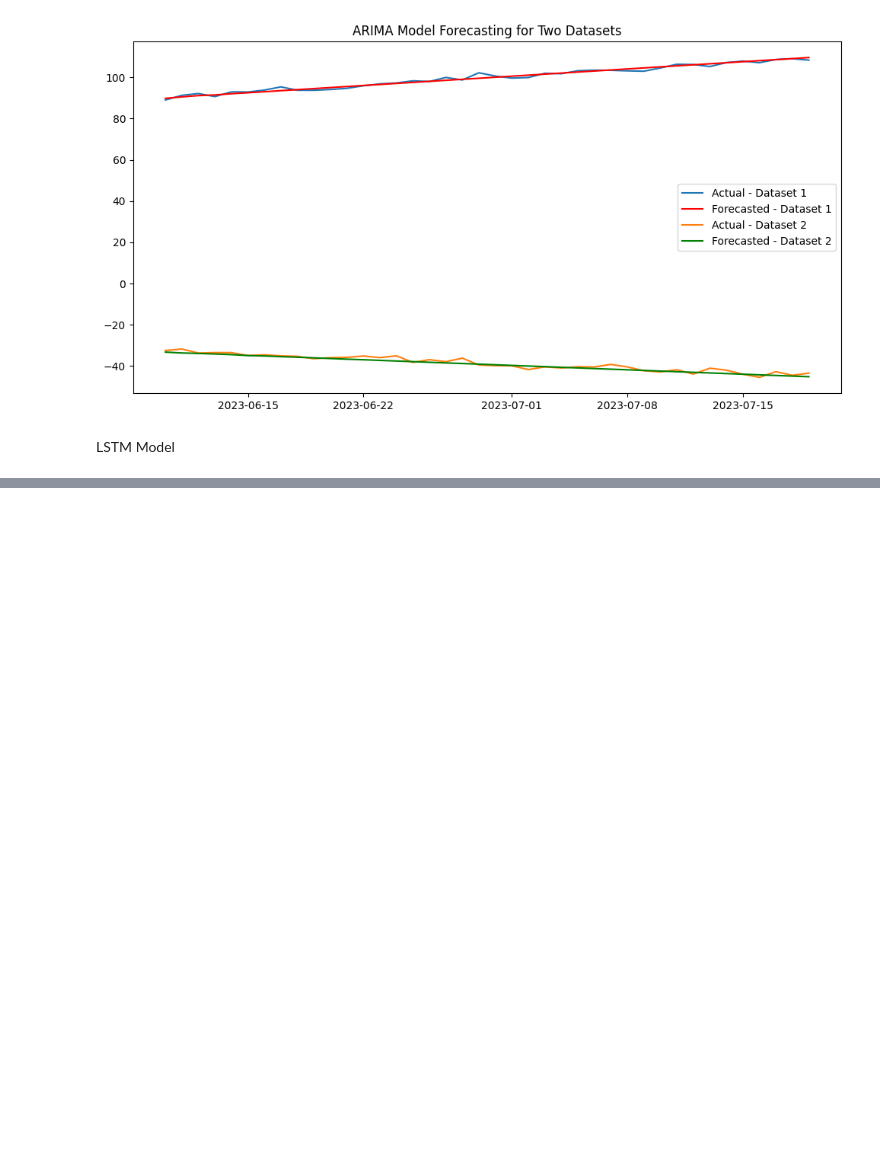
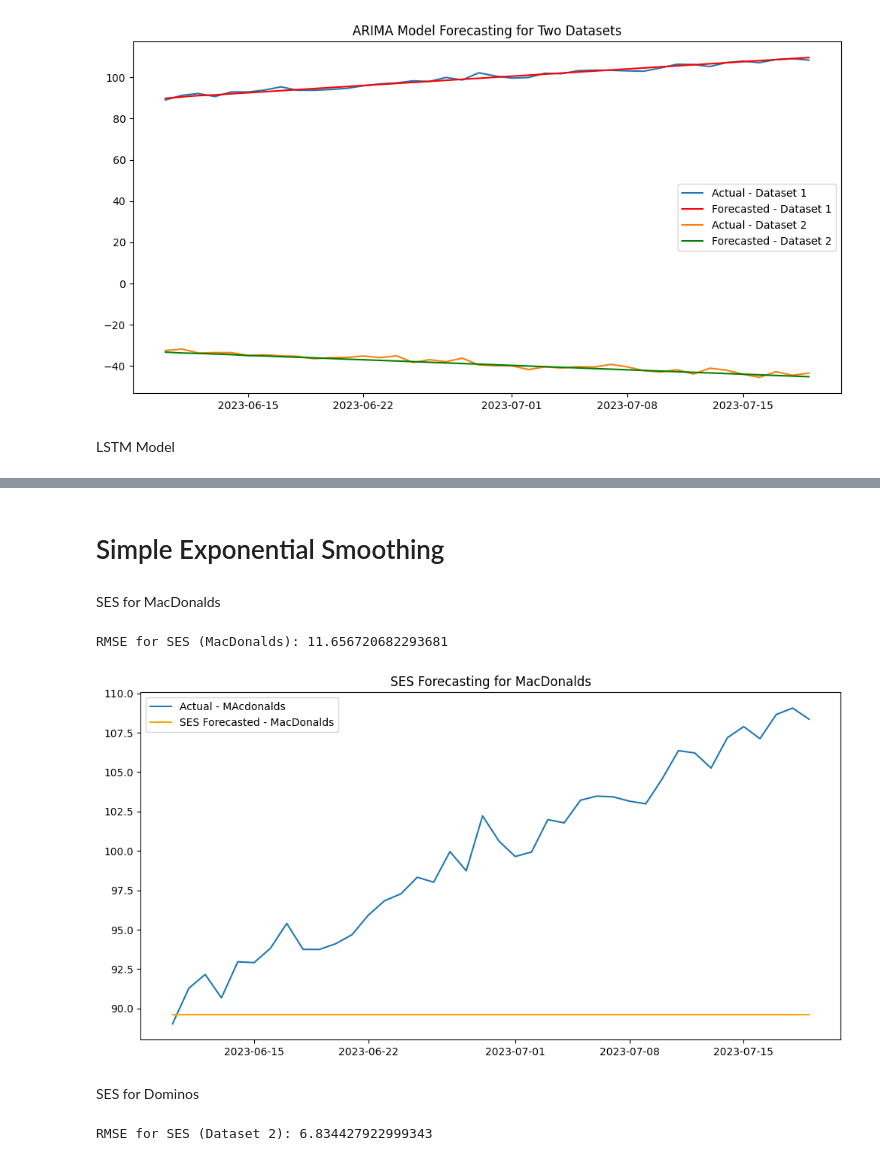
Before and after one commit to 21-ri/pro, a Jupyter notebook: Untitled-1.ipynb, the cells around one changed output, grey strips where cells are left out. Saved outputs shown, nothing was run; the diff lists cells and outputs as text; code cells hidden in the pictures; blank space fills up the shorter version.

Commit message:
Add files via upload
Perform MA , AR , ARMA , ARIMA , LSTM , GARCH ,SES for my datasets .

```diff
--- a/Untitled-1.ipynb
+++ b/Untitled-1.ipynb
@@ -1072,0 +1113,24 @@ plt.show()
+# %% [markdown]
+# Simple Exponential Smoothing
+# %% [markdown]
+SES for MacDonalds
+# %%
+ses_model = SimpleExpSmoothing(train_df1['Value'])
+ses_result = ses_model.fit()
+ses_forecast = ses_result.forecast(steps=len(test_df1))
+# %%
+rmse_ses = sqrt(mean_squared_error(test_df1['Value'], ses_forecast))
+print("RMSE for SES (MacDonalds):", rmse_ses)
+# %% [output]
+RMSE for SES (MacDonalds): 11.656720682293681
+# %%
+plt.figure(figsize=(12, 6))
+plt.plot(test_df1['Date'], test_df1['Value'], label='Actual - MAcdonalds')
+plt.plot(test_df1['Date'], ses_forecast, color='orange', label='SES Forecasted - MacDonalds')
+plt.legend()
+plt.title('SES Forecasting for MacDonalds')
+plt.show()
+# %% [output]
+[figure, added]
+# %% [markdown]
+SES for Dominos
@@ -1072,0 +1141,5 @@ plt.show()
+# %%
+rmse_ses = sqrt(mean_squared_error(test_df2['Value'], ses_forecast))
+print("RMSE for SES (Dataset 2):", rmse_ses)
+# %% [output]
+RMSE for SES (Dataset 2): 6.834427922999343
```
Also changed, not shown: parts of 80 cells of this notebook.
